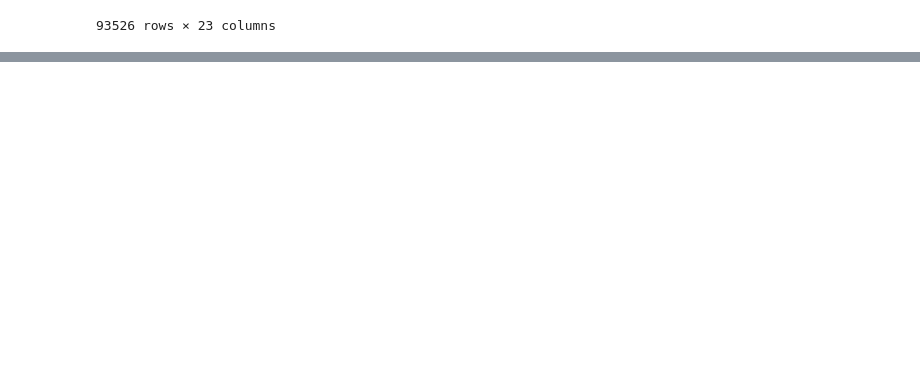
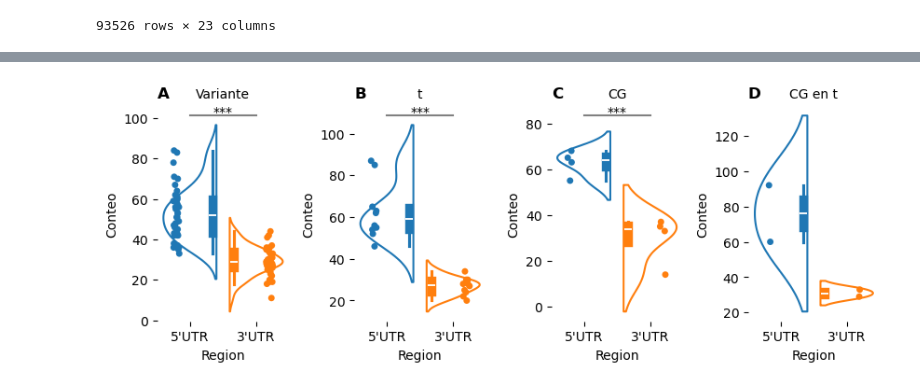
Before and after one commit to FerAmbriz/SelectionPatternsSARSCoV2, a Jupyter notebook: scr/14_TissueExpression.ipynb, the cells around one changed output, grey strips where cells are left out. Cells and saved outputs as stored; diff of their text form; code cells hidden in the pictures; blank space fills up the shorter version.

```diff
--- a/scr/14_TissueExpression.ipynb
+++ b/scr/14_TissueExpression.ipynb
@@ -283,0 +288,7 @@ dffgt.to_csv('../../Data/Estratos/Pathways_ExpressionFilter/Expanded_miRNAPredic
+# %%
+dfft = pd.read_csv('../../Data/Estratos/Pathways_ExpressionFilter/Expanded_miRNAPredicted_time_Filter.tsv', sep = '\t')
+dffv = pd.read_csv('../../Data/Estratos/Pathways_ExpressionFilter/Expanded_miRNAPredicted_SinEstructuras_variant_Filter.tsv', sep = '\t')
+dffs = pd.read_csv('../../Data/Estratos/Pathways_ExpressionFilter/Expanded_miRNAPredicted_spectral_Filter.tsv', sep = '\t')
+dffsp = pd.read_csv('../../Data/Estratos/Pathways_ExpressionFilter/Expanded_miRNAPredicted_spectrum_Filter.tsv', sep = '\t')
+dffgt = pd.read_csv('../../Data/Estratos/Pathways_ExpressionFilter/Expanded_miRNAPredicted_ConstantClusters_Filter.tsv', sep = '\t')
+dfft.head()
@@ -283,0 +361,75 @@ dffgt.to_csv('../../Data/Estratos/Pathways_ExpressionFilter/Expanded_miRNAPredic
+# %%
+fig = plt.figure(figsize=(10, 3))
+gs = gridspec.GridSpec(1, 4)
+
+
+#===================================== Third plot on the top =============================
+ax3 = fig.add_subplot(gs[0, 0])
+sns.violinplot(data=df_db[df_db['V'] == 'dffv'], x="Region", y='count', hue="Region", fill=False, ax = ax3, split = True)
+sns.stripplot(data=df_db[df_db['V'] == 'dffv'], x="Region", y='count', hue="Region", dodge=True, jitter=True, ax=ax3)
+
+# Barra de significancia
+y_max = max(df_db[df_db['V'] == 'dffv']['count']) + 10
+y_min = min(df_db[df_db['V'] == 'dffv']['count']) + 10
+y = y_max + (y_max - y_min) * 0.1
+plt.plot([0, 1], [y, y], color='gray')
+plt.text(0.5, y, "***", ha='center')
+
+plt.ylabel('Conteo')
+
+plt.title("A", fontweight="bold", loc = 'left')
+ax3.set_title('Variante', fontsize=10)
+
+#===================================== Third plot on the top =============================
+ax4 = fig.add_subplot(gs[0, 1])
+sns.violinplot(data=df_db[df_db['V'] == 'dfft'], x="Region", y='count', hue="Region", fill=False, ax = ax4, split = True)
+sns.stripplot(data=df_db[df_db['V'] == 'dfft'], x="Region", y='count', hue="Region", dodge=True, jitter=True, ax=ax4)
+
+# Barra de significancia
+y_max = max(df_db[df_db['V'] == 'dfft']['count']) + 15
+y_min = min(df_db[df_db['V'] == 'dfft']['count']) + 15
+y = y_max + (y_max - y_min) * 0.1
+plt.plot([0, 1], [y, y], color='gray')
+plt.text(0.5, y, "***", ha='center')
+
+plt.ylabel('Conteo')
+
+plt.title("B", fontweight="bold", loc = 'left')
+ax4.set_title('t', fontsize=10)
+
+
+#===================================== Four plot on the top =============================
+
+ax5 = fig.add_subplot(gs[0, 2])
+sns.violinplot(data=df_db[df_db['V'] == 'dffsp'], x="Region", y='count', hue="Region", fill=False, ax = ax5, split = True)
+sns.stripplot(data=df_db[df_db['V'] == 'dffsp'], x="Region", y='count', hue="Region", dodge=True, jitter=True, ax=ax5)
+
+# Barra de significancia
+y_max = max(df_db[df_db['V'] == 'dffsp']['count']) + 10
+y_min = min(df_db[df_db['V'] == 'dffsp']['count']) + 10
+y = y_max + (y_max - y_min) * 0.1
+plt.plot([0, 1], [y, y], color='gray')
+plt.text(0.5, y, "***", ha='center')
+
+plt.ylabel('Conteo')
+
+plt.title("C", fontweight="bold", loc = 'left')
+ax5.set_title('CG', fontsize=10)
+
+#===================================== Four plot on the top =============================
+ax6 = fig.add_subplot(gs[0, 3])
+sns.violinplot(data=df_db[df_db['V'] == 'dffgt'], x="Region", y='count', hue="Region", fill=False, ax = ax6, split = True)
+sns.stripplot(data=df_db[df_db['V'] == 'dffgt'], x="Region", y='count', hue="Region", dodge=True, jitter=True, ax=ax6)
+
+plt.ylabel('Conteo')
+
+plt.title("D", fontweight="bold", loc = 'left')
+ax6.set_title('CG en t', fontsize=10)
+
+
+#delete box
+sns.despine(left=True, bottom=True)
+plt.subplots_adjust(hspace=1, wspace=0.5)
+plt.savefig('../../Plots/FilterSummary.pdf', bbox_inches='tight')
+# %% [output]
+[figure, added]
```
Also changed, not shown: parts of 6 cells of this notebook, 3 other files.
